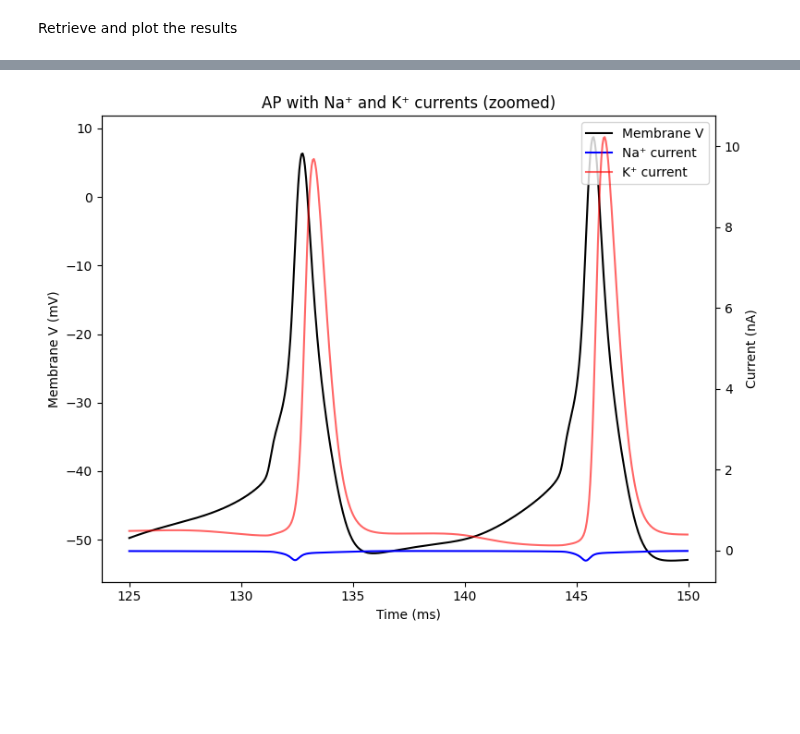
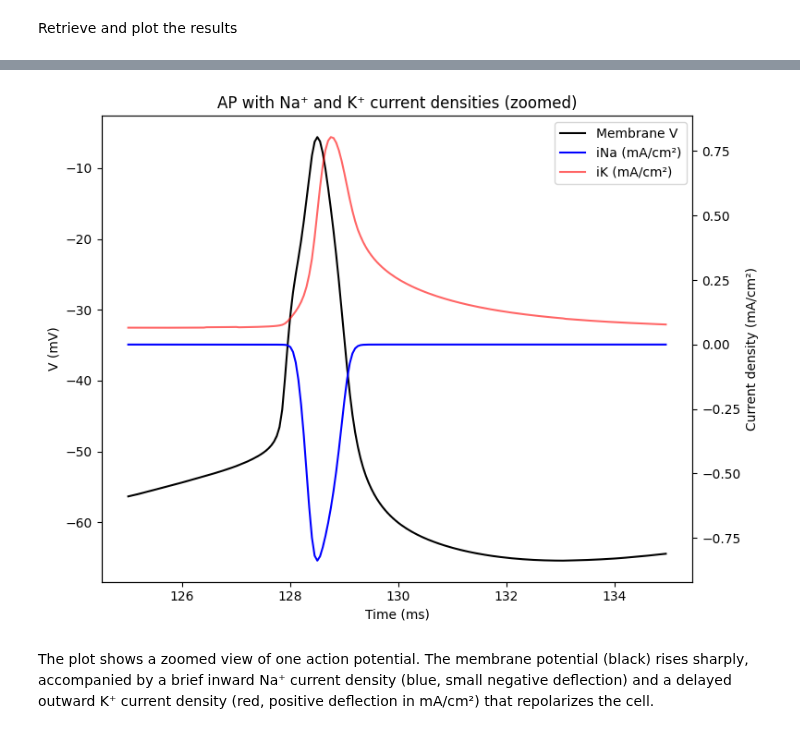
Before and after one commit to openbraininstitute/obi_platform_analysis_notebooks, a Jupyter notebook: Cellular/emodels/Na_K_recording/analysis_notebook.ipynb, the cells around one changed output, grey strips where cells are left out. Drawn from its saved outputs; the diff is of its cells as text; code cells hidden in the pictures; blank space fills up the shorter version.

```diff
--- a/Cellular/emodels/Na_K_recording/analysis_notebook.ipynb
+++ b/Cellular/emodels/Na_K_recording/analysis_notebook.ipynb
@@ -214,31 +197,34 @@ The bottom panel shows the outward K⁺ current that repolarizes the membrane af
 # %%
 import numpy as np
 import matplotlib.pyplot as plt
 
 # --- Select a small time window around one AP (adjust as needed) ---
-t_zoom_start, t_zoom_end = 125, 150  # ms
+t_zoom_start, t_zoom_end = 125, 135  # ms
 mask = (t >= t_zoom_start) & (t <= t_zoom_end)
 
 # --- Plot ---
 fig, ax1 = plt.subplots(figsize=(8, 6))
 
 # Membrane potential (left y-axis)
 ax1.plot(t[mask], v_trace[mask], label="Membrane V", color="black")
-ax1.set_ylabel("Membrane V (mV)")
+ax1.set_ylabel("V (mV)")
 ax1.set_xlabel("Time (ms)")
 
-# Total Na⁺ and K⁺ currents in nA
+# Na⁺ and K⁺ current densities (right y-axis)
 ax2 = ax1.twinx()
-ax2.plot(t[mask], ina_trace[mask], label="Na⁺ current", color="blue")
-ax2.plot(t[mask], ik_trace[mask], label="K⁺ current", color="red", alpha=0.6)
-ax2.set_ylabel("Current (nA)")
+ax2.plot(t[mask], ina_density[mask], label="iNa (mA/cm²)", color="blue")
+ax2.plot(t[mask], ik_density[mask], label="iK (mA/cm²)", color="red", alpha=0.6)
+ax2.set_ylabel("Current density (mA/cm²)")
 
+# Combine legends
 lines1, labels1 = ax1.get_legend_handles_labels()
 lines2, labels2 = ax2.get_legend_handles_labels()
 ax1.legend(lines1 + lines2, labels1 + labels2, loc="upper right")
 
-plt.title("AP with Na⁺ and K⁺ currents (zoomed)")
+plt.title("AP with Na⁺ and K⁺ current densities (zoomed)")
 plt.tight_layout()
 plt.show()
 # %% [output]
-[figure, old version]
+[figure, new version]
+# %% [markdown]
+The plot shows a zoomed view of one action potential. The membrane potential (black) rises sharply, accompanied by a brief inward Na⁺ current density (blue, small negative deflection) and a delayed outward K⁺ current density (red, positive deflection in mA/cm²) that repolarizes the cell.
```
Also changed, not shown: parts of 10 cells of this notebook.
